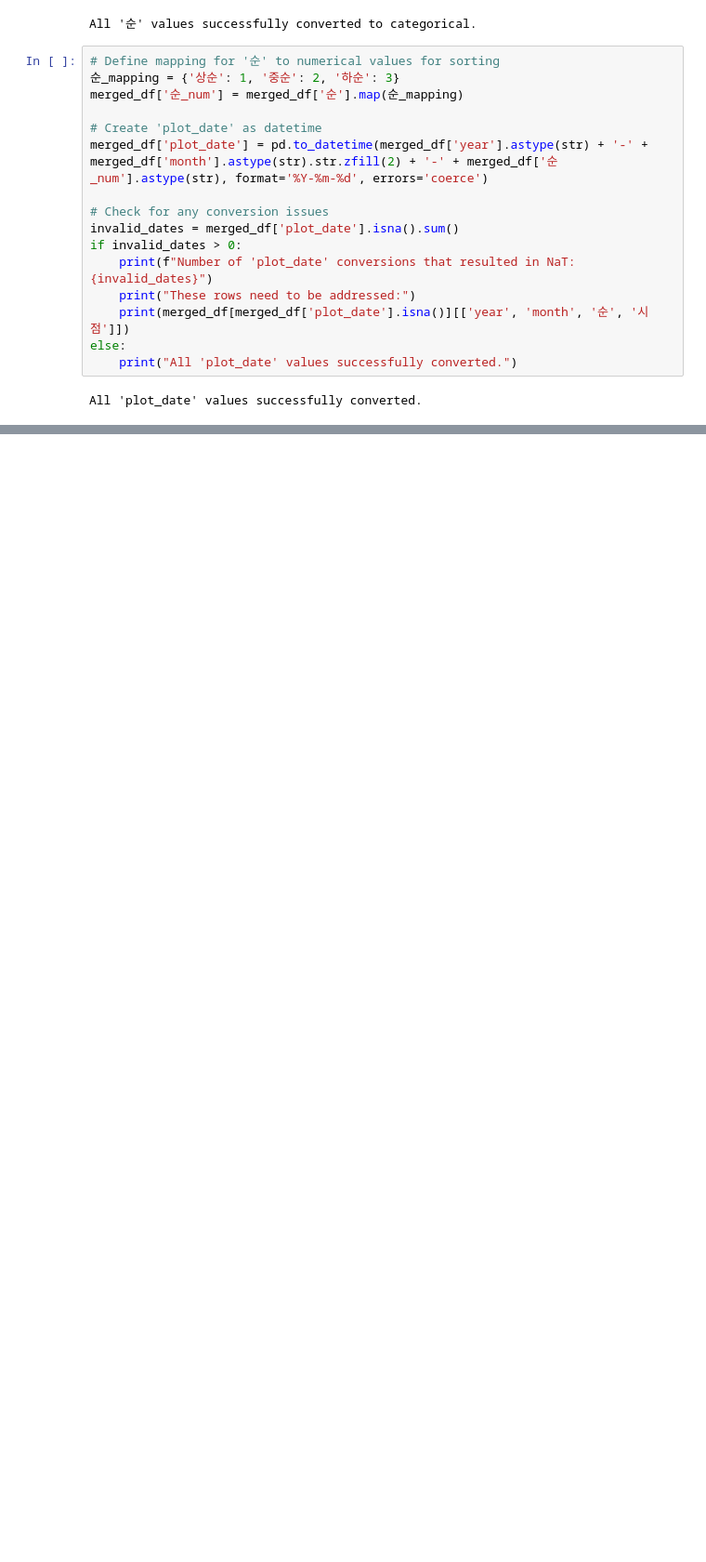
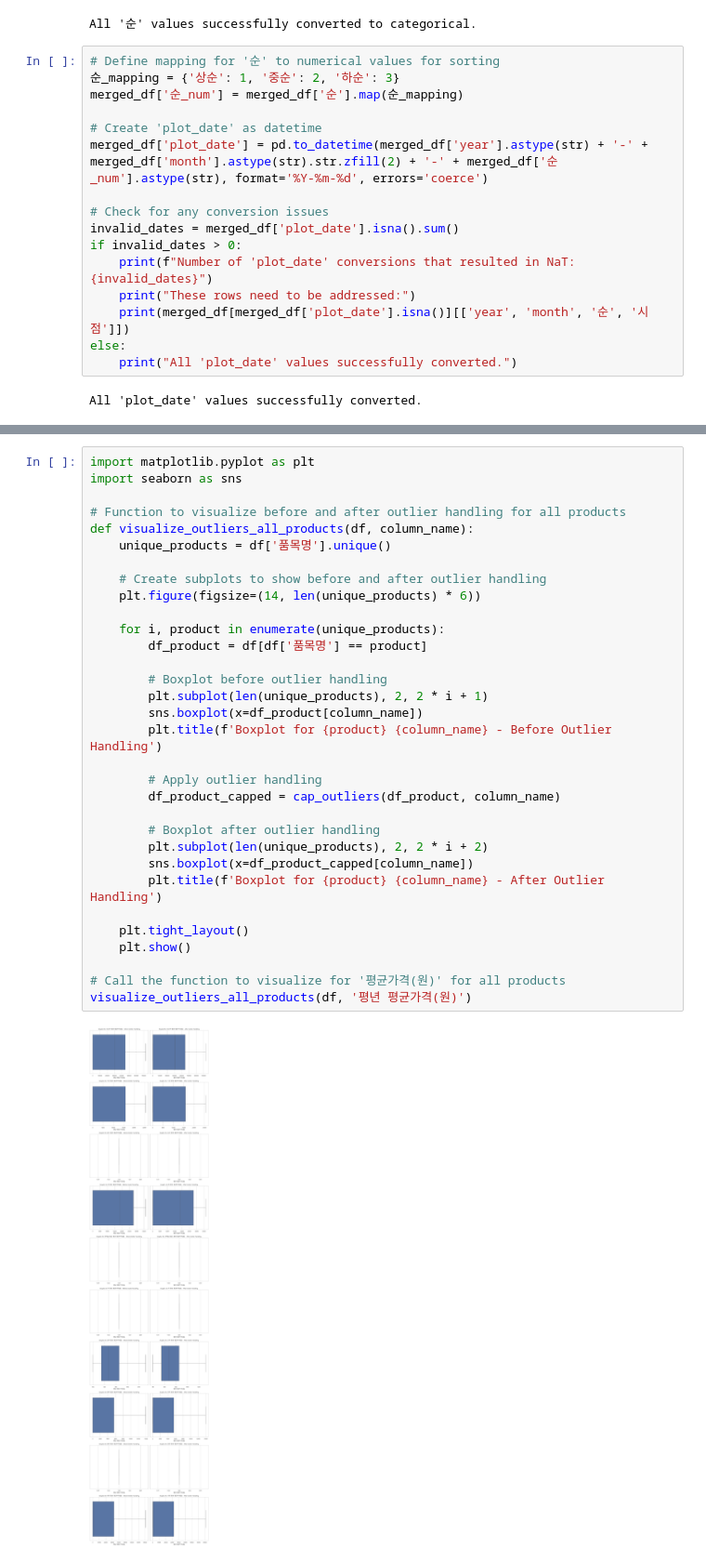
Before and after one commit to gaallmin/Prediction-of-Agricultural-Product-prices, a Jupyter notebook: baseline.ipynb, the cells around one changed output, grey strips where cells are left out. Shown at 93% size. Cells and saved outputs as stored; diff of their text form; blank space fills up the shorter version.

```diff
--- a/baseline.ipynb
+++ b/baseline.ipynb
@@ -1969,0 +1968,34 @@ Plotting 화건 (상품):
+# %%
+import matplotlib.pyplot as plt
+import seaborn as sns
+
+# Function to visualize before and after outlier handling for all products
+def visualize_outliers_all_products(df, column_name):
+    unique_products = df['품목명'].unique()
+
+    # Create subplots to show before and after outlier handling
+    plt.figure(figsize=(14, len(unique_products) * 6))
+
+    for i, product in enumerate(unique_products):
+        df_product = df[df['품목명'] == product]
+
+        # Boxplot before outlier handling
+        plt.subplot(len(unique_products), 2, 2 * i + 1)
+        sns.boxplot(x=df_product[column_name])
+        plt.title(f'Boxplot for {product} {column_name} - Before Outlier Handling')
+
+        # Apply outlier handling
+        df_product_capped = cap_outliers(df_product, column_name)
+
+        # Boxplot after outlier handling
+        plt.subplot(len(unique_products), 2, 2 * i + 2)
+        sns.boxplot(x=df_product_capped[column_name])
+        plt.title(f'Boxplot for {product} {column_name} - After Outlier Handling')
+
+    plt.tight_layout()
+    plt.show()
+
+# Call the function to visualize for '평균가격(원)' for all products
+visualize_outliers_all_products(df, '평년 평균가격(원)')
+# %% [output]
+[figure, added]
```
Also changed, not shown: parts of 22 cells of this notebook, 4 other files.
